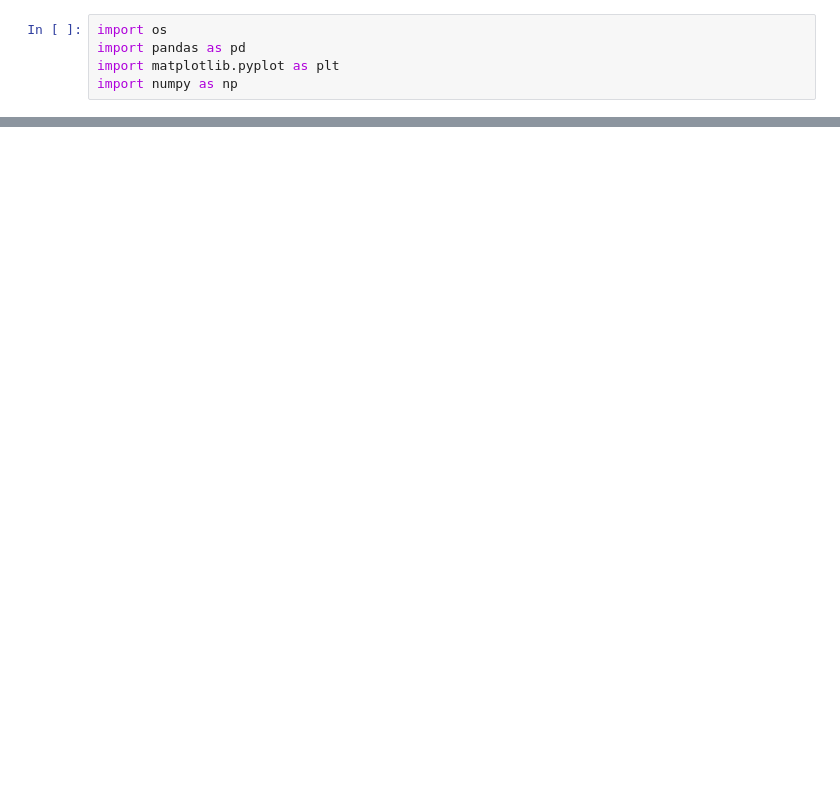
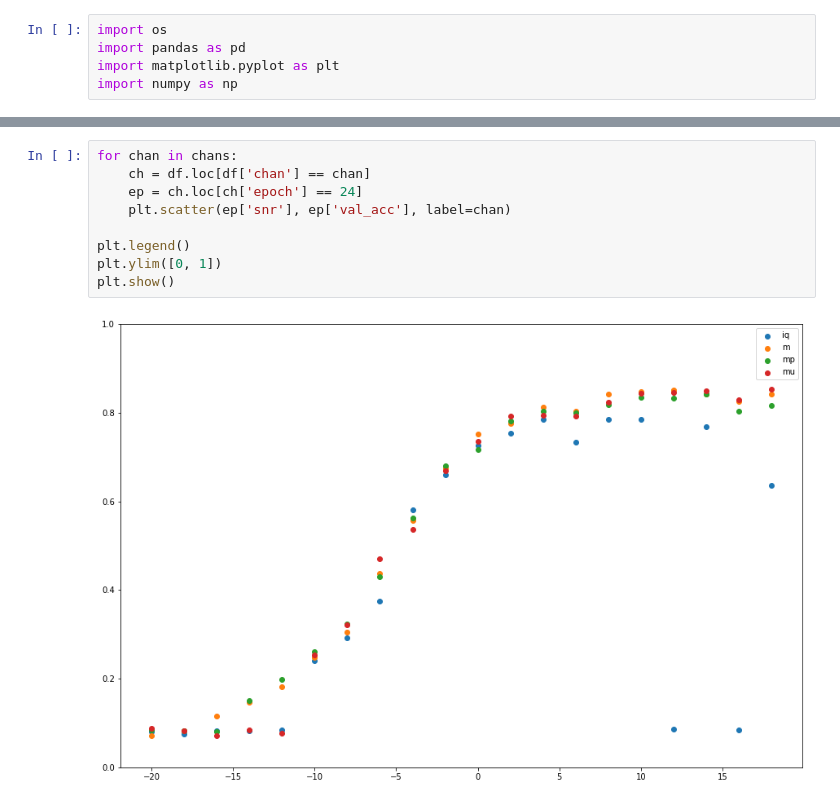
Before and after one commit to dfunni/complex-specgramCNN, a Jupyter notebook: notebooks/history_plotter.ipynb, the cells around one changed output, grey strips where cells are left out. Cells and saved outputs as stored; diff of their text form; blank space fills up the shorter version.

```diff
--- a/notebooks/history_plotter.ipynb
+++ b/notebooks/history_plotter.ipynb
@@ -94,0 +80,11 @@ for file in files:
+# %%
+for chan in chans:
+    ch = df.loc[df['chan'] == chan]
+    ep = ch.loc[ch['epoch'] == 24]
+    plt.scatter(ep['snr'], ep['val_acc'], label=chan)
+
+plt.legend()
+plt.ylim([0, 1])
+plt.show()
+# %% [output]
+[figure, added]
```
Also changed, not shown: parts of 13 cells of this notebook, 1 other file.
